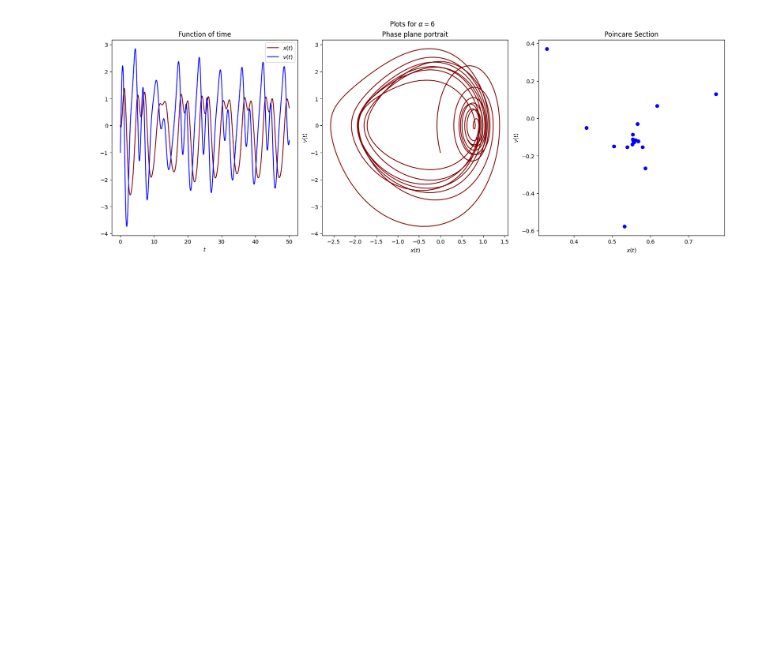
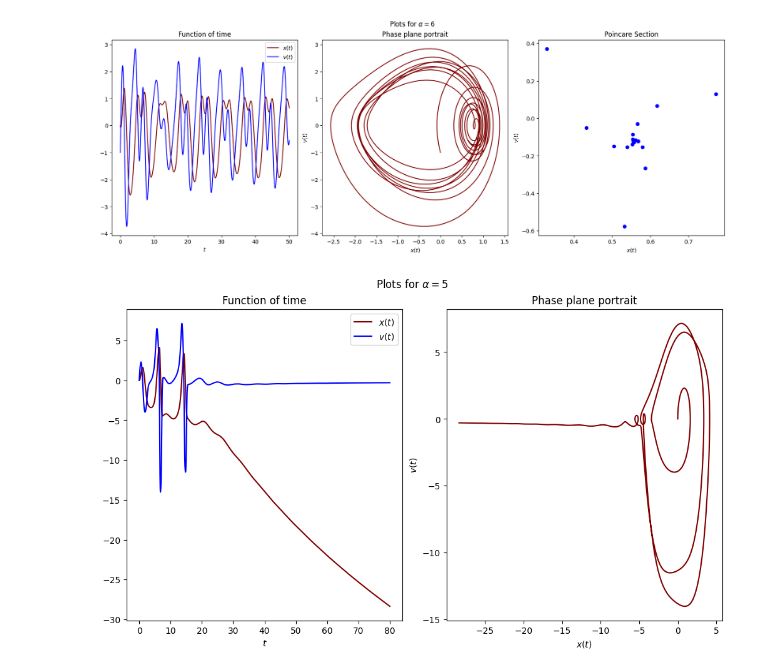
Before and after one commit to Yolonek/NonlinearDynamics, a Jupyter notebook: L3-DeterministicChaos.ipynb, the cells around one changed output. Saved outputs shown, nothing was run; the diff lists cells and outputs as text; code cells hidden in the pictures; blank space fills up the shorter version.

```diff
--- a/L3-DeterministicChaos.ipynb
+++ b/L3-DeterministicChaos.ipynb
@@ -118,26 +118,30 @@ _=axes.set(title='Poincare Section', xlabel=f'${x}$', ylabel=f'${v}$')
 # %% [markdown]
 Let's now encapsulate all code in one function:
 # %%
-def show_three_graphs(alpha_value, n_end, t_end, method='RK45'):
+# function to avoid code repetition
+def show_three_graphs(alpha_value, n_end, t_end, method='RK45', with_poincare=True, init=(0, -1)):
     v_eq_alpha = v_eq.subs(alpha, alpha_value)
     t_a, t_b, quality = 0, t_end, 4000
     t_values = np.linspace(t_a, t_b, quality)
-    init_x, init_v = [0], [-1]
+    init_x, init_v = [init[0]], [init[1]]
     thresholds = [(None, None), (None, None)]
     trajectories = calculate_numerically_list_of_trajectories(
         [x_eq.rhs, v_eq_alpha.rhs], [x, v], t, t_values, 0,
         thresholds, zip(init_x, init_v), with_t_array=True
     )
-    omega_val = 1
-    T_eq_omega = T_eq.subs(omega, omega_val)
-    n_a, n_b = 1, n_end
-    n_values = np.arange(n_a, n_b + 1)
-    T_values = evaluate_function(T_eq_omega.rhs, n, n_values)
-    poincare_sections = calculate_numerically_list_of_trajectories(
-        [x_eq.rhs, v_eq_alpha.rhs], [x, v], t, T_values, 0,
-        thresholds, zip(init_x, init_v), with_t_array=True, method=method
-    )
-    figure, axes = plt.subplots(1, 3, layout='constrained', figsize=(16, 6))
+    poincare_sections = []
+    if with_poincare:
+        omega_val = 1
+        T_eq_omega = T_eq.subs(omega, omega_val)
+        n_a, n_b = 1, n_end
+        n_values = np.arange(n_a, n_b + 1)
+        T_values = evaluate_function(T_eq_omega.rhs, n, n_values)
+        poincare_sections = calculate_numerically_list_of_trajectories(
+            [x_eq.rhs, v_eq_alpha.rhs], [x, v], t, T_values, 0,
+            thresholds, zip(init_x, init_v), with_t_array=True, method=method
+        )
+    figure, axes = plt.subplots(1, 3 if with_poincare else 2,
+                                layout='constrained', figsize=(16 if with_poincare else 10, 6))
     for trajectory in trajectories:
         axes[0].plot(trajectory[0], trajectory[1], color='maroon', label='$x(t)$')
         axes[0].plot(trajectory[0], trajectory[2], color='blue', label='$v(t)$')
@@ -145,9 +149,10 @@ def show_three_graphs(alpha_value, n_end, t_end, method='RK45'):
     axes[0].legend(loc='upper right')
     axes[0].set(title=f'Function of time', xlabel=f'${t}$')
     axes[1].set(title='Phase plane portrait', xlabel=f'${x}$', ylabel=f'${v}$')
-    for poincare_section in poincare_sections:
-        axes[2].scatter(poincare_section[1], poincare_section[2], color='blue')
-    axes[2].set(title='Poincare Section', xlabel=f'${x}$', ylabel=f'${v}$')
+    if with_poincare:
+        for poincare_section in poincare_sections:
+            axes[2].scatter(poincare_section[1], poincare_section[2], color='blue')
+        axes[2].set(title='Poincare Section', xlabel=f'${x}$', ylabel=f'${v}$')
     figure.suptitle(f'Plots for $\\{alpha} = {alpha_value}$')
 # %%
 show_three_graphs(50, 300, 50, method='Radau')
@@ -169,3 +174,7 @@ show_three_graphs(7, 100, 50, method='RK45')
 show_three_graphs(6, 300, 50, method='Radau')
 # %% [output]
 [figure]
+# %%
+show_three_graphs(5, 0, 80, with_poincare=False, init=(0, 0))
+# %% [output]
+[figure, added]
```
Also changed, not shown: parts of 4 cells of this notebook, 4 other files.
